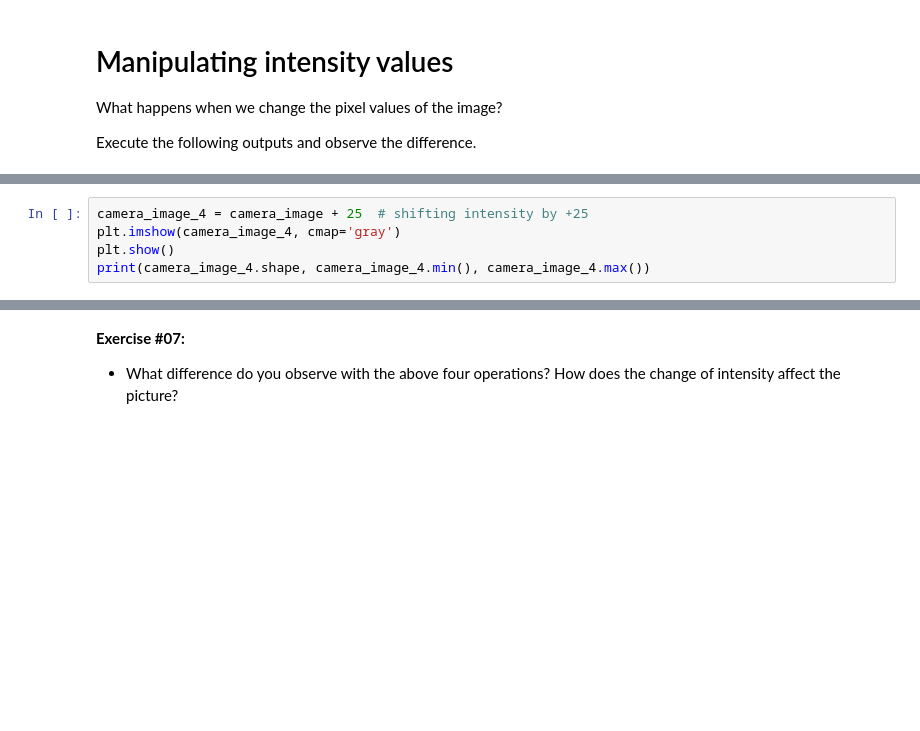
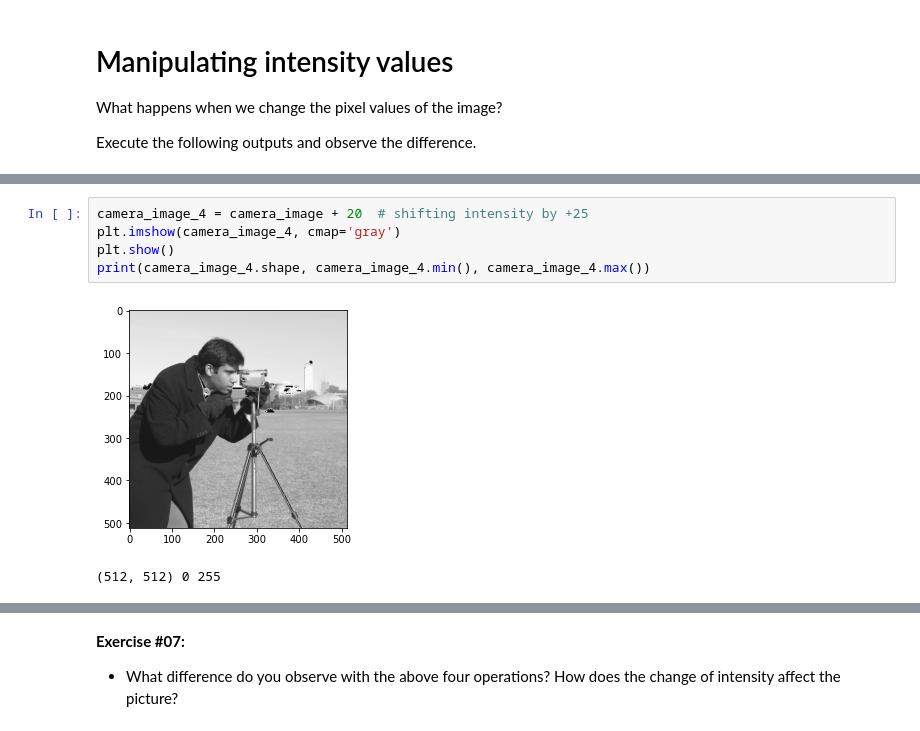
Before and after one commit to EjbejaranosAI/MAI-UPC, a Jupyter notebook: CV/2021/lab_1_introduction/P1_28_sep_2021_introduction/introduction_to_skimage.ipynb, the cells around one changed output, grey strips where cells are left out. Saved outputs shown, nothing was run; the diff lists cells and outputs as text; blank space fills up the shorter version.

```diff
--- a/CV/2021/lab_1_introduction/P1_28_sep_2021_introduction/introduction_to_skimage.ipynb
+++ b/CV/2021/lab_1_introduction/P1_28_sep_2021_introduction/introduction_to_skimage.ipynb
@@ -267,8 +284,11 @@ print(camera_image_3.shape, camera_image_3.min(), camera_image_3.max())
 # %%
-camera_image_4 = camera_image + 25  # shifting intensity by +25
+camera_image_4 = camera_image + 20  # shifting intensity by +25
 plt.imshow(camera_image_4, cmap='gray')
 plt.show()
 print(camera_image_4.shape, camera_image_4.min(), camera_image_4.max())
+# %% [output]
+[figure, added]
+(512, 512) 0 255
 # %%
 camera_image_5 = camera_image - 25  # shifting intensity by -25
 plt.imshow(camera_image_5, cmap='gray')
```
Also changed, not shown: parts of 20 cells of this notebook, 4 other files.
